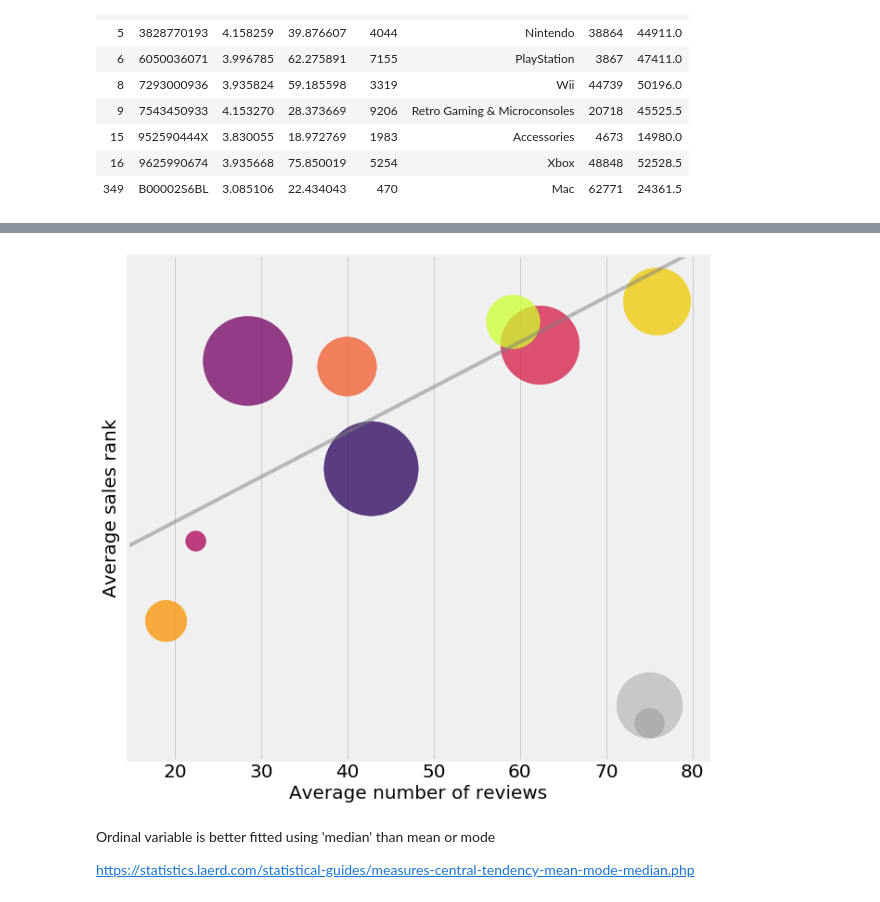
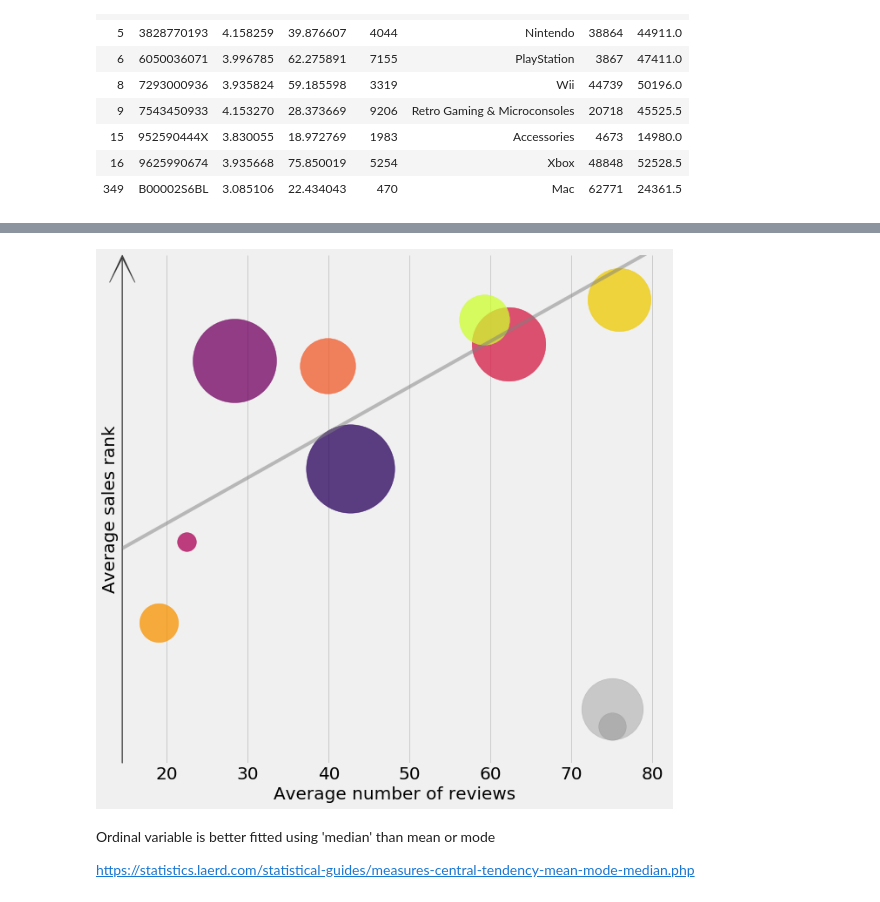
Before and after one commit to smartiiv/data_viz, a Jupyter notebook: Final.ipynb, the cells around one changed output, grey strips where cells are left out. Saved outputs shown, nothing was run; the diff lists cells and outputs as text; code cells hidden in the pictures.

```diff
--- a/Final.ipynb
+++ b/Final.ipynb
@@ -945,36 +952,76 @@ Warnings:
 # %%
 fig = plt.figure(figsize=(10,10))
 
-ax = fig.add_subplot(111, yticklabels=[])
+ax = fig.add_subplot(111)
 
 for i in np.arange(0,8,1):
     ax.scatter(x_rank[i],y_rank[i], alpha=0.75, marker='o', label=cat_rank[i],s=size_rank[i],color = color_cat[cat_rank[i]])
 
 
 ax.scatter(75,5000, color='grey', alpha=0.35, s=5000)
 ax.scatter(75,2900, color='grey', alpha=0.35, s=1000)
 
 ax.set_xlabel('Average number of reviews')
 ax.set_ylabel('Average sales rank')
 ax.grid(axis='y')
 
-#legend = ax.legend(loc=4, fontsize='x-large')
+#legend = ax.legend(loc='center right', fontsize='medium')
 #for i in np.arange(0,8,1):
 #    legend.legendHandles[i]._sizes = [40]
 
 for item in ([ax.xaxis.label, ax.yaxis.label] +
              ax.get_xticklabels() + ax.get_yticklabels()):
     item.set_fontsize(20)
 
 fig = abline_plot(intercept = m_0_res0.params['Intercept'],
         slope = m_0_res0.params['count'], ax=ax, color='grey', alpha=0.5,
                   label='');
 
+
+## creating arrow axis
+ymin, ymax = ax.get_ylim()
+xmin, xmax = ax.get_xlim()
+
+# removing the default axis on all sides:
+for side in ['bottom', 'right','top', 'left']:
+    ax.spines[side].set_visible(False)
+
+
+# removing the axis ticks
+
+pl.yticks([])
+ax.yaxis.set_ticks_position('none')
+
+# wider figure for demonstration
+
+# get width and height of axes object to compute
+# matching arrowhead length and width
+dps = fig.dpi_scale_trans.inverted()
+bbox = ax.get_window_extent().transformed(dps)
+width, height = bbox.width, bbox.height
+
+# manual arrowhead width and length
+hw = 1./20.*(ymax-ymin)
+hl = 1./20.*(xmax-xmin)
+lw = 1. # axis line width
+ohg = 0.9 # arrow overhang
+
+# compute matching arrowhead length and width
+# compute matching arrowhead length and width
+yhw = hw/(ymax-ymin)*(xmax-xmin)* height/width
+yhl = hl/(xmax-xmin)*(ymax-ymin)* width/height
+
+# draw y axis
+ax.arrow(14.5, ymin, 0, ymax-ymin, fc='k', ec='k', lw = lw,
+         head_width=yhw, head_length=yhl, overhang = ohg,
+         length_includes_head= True, clip_on = False, alpha=0.6)
+
+
 fig.tight_layout
 plt.show()
-fig.savefig('3')
+#fig.savefig('3')
 # %% [output]
-[figure, old version]
+[figure, new version]
 # %% [markdown]
 Ordinal variable is better fitted using 'median' than mean or mode
 
```
Also changed, not shown: parts of 12 cells of this notebook.
